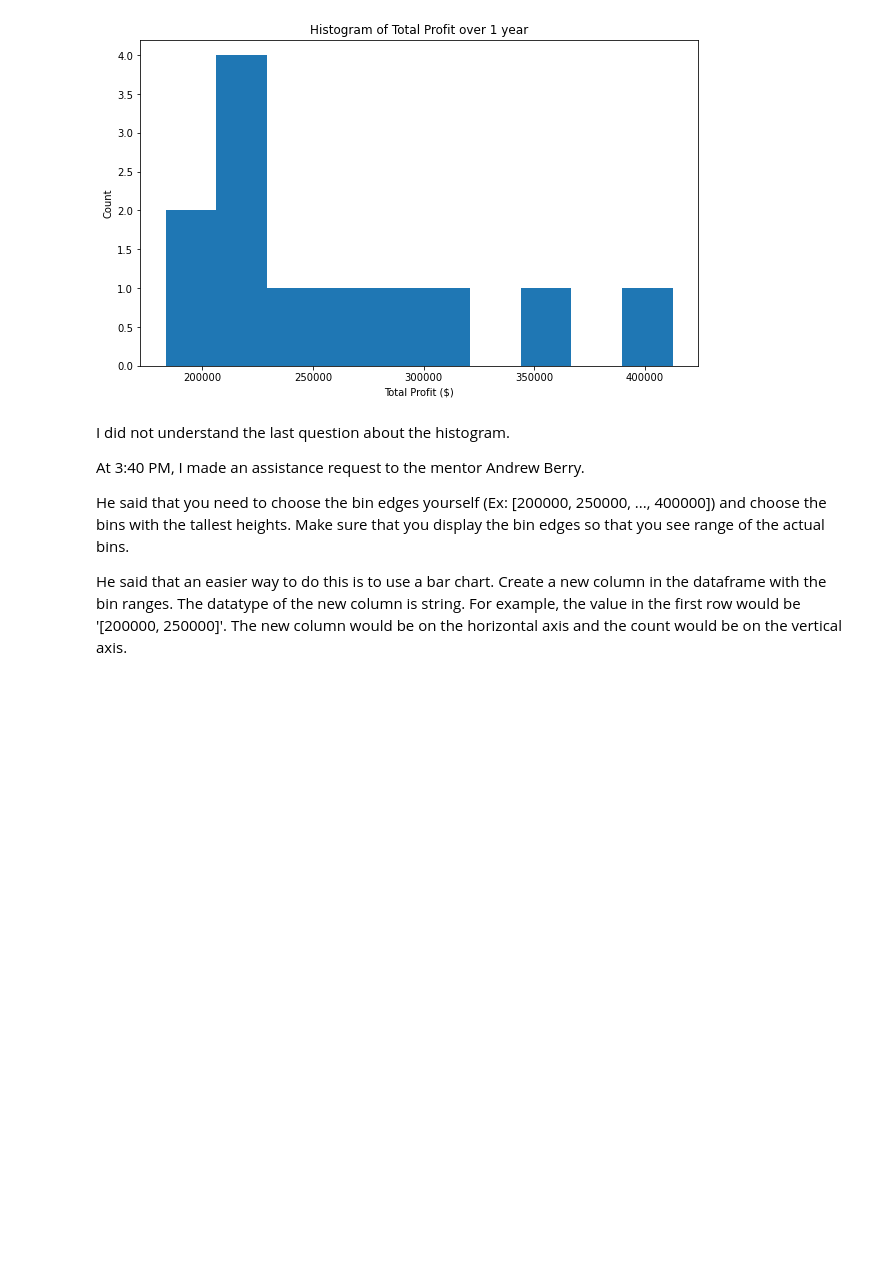
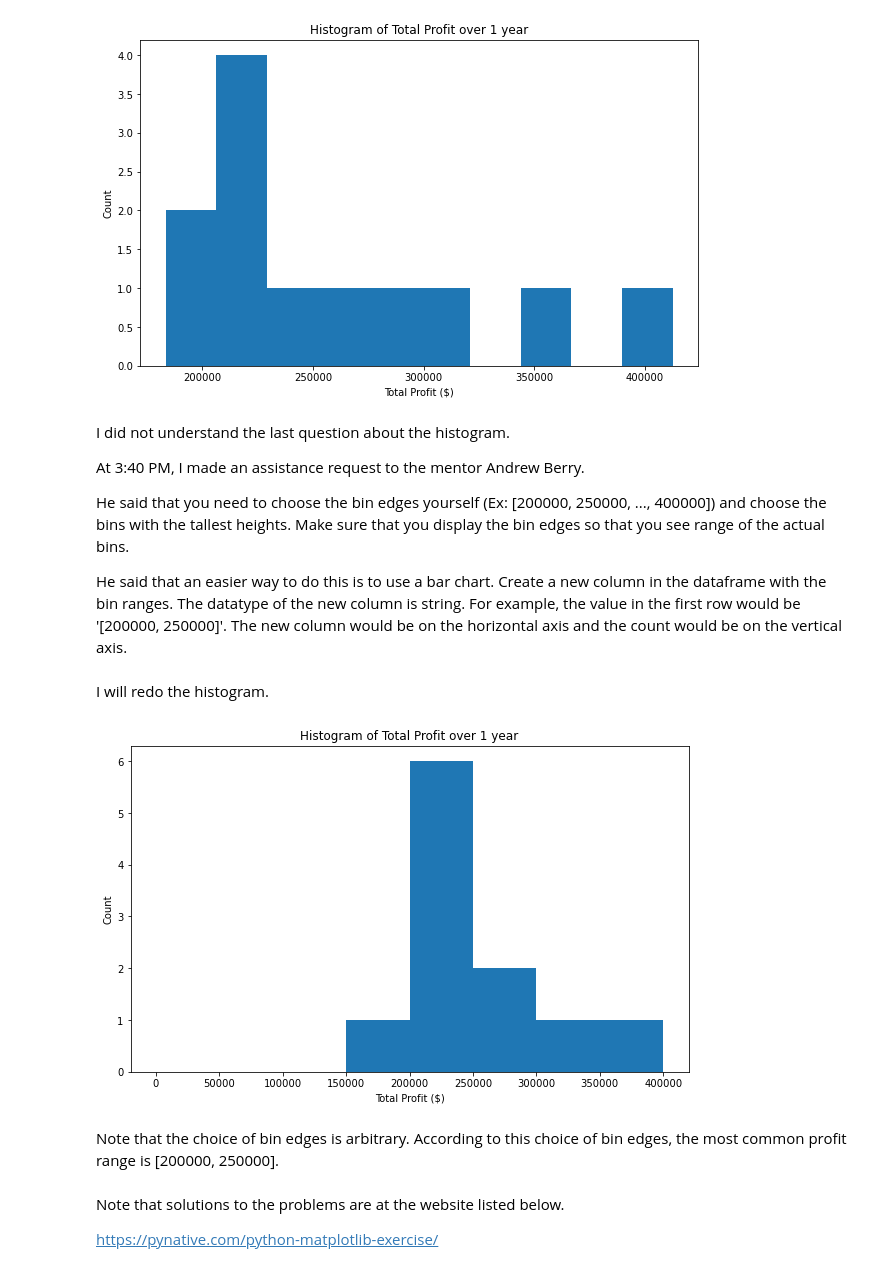
Before and after one commit to ryan-ferns/DS_auticon_dataviz, a Jupyter notebook: matplotlib_exercise.ipynb, the cells around one changed output. Drawn from its saved outputs; the diff is of its cells as text; code cells hidden in the pictures; blank space fills up the shorter version.

Commit message:
Completed the exercise.

```diff
--- a/matplotlib_exercise.ipynb
+++ b/matplotlib_exercise.ipynb
@@ -138,3 +174,28 @@ new column in the dataframe with the bin ranges.  The datatype of
 the new column is string.  For example, the value in the first row
 would be '[200000, 250000]'.  The new column would be on the horizontal axis
 and the count would be on the vertical axis.
+# %% [markdown]
+I will redo the histogram.
+# %%
+fig, ax = plt.subplots(figsize=(10,6))
+
+ax.hist(
+    df['total_profit'],
+    bins=np.arange(0, 450000, 50000)
+)
+
+
+ax.set_title('Histogram of Total Profit over 1 year')
+ax.set_xlabel('Total Profit ($)')
+ax.set_ylabel('Count')
+
+plt.show()
+# %% [output]
+[figure, added]
+# %% [markdown]
+Note that the choice of bin edges is arbitrary.  According to this choice of
+bin edges, the most common profit range is [200000, 250000].
+# %% [markdown]
+Note that solutions to the problems are at the website listed below.
+
+https://pynative.com/python-matplotlib-exercise/
```
Also changed, not shown: parts of 4 cells of this notebook.
